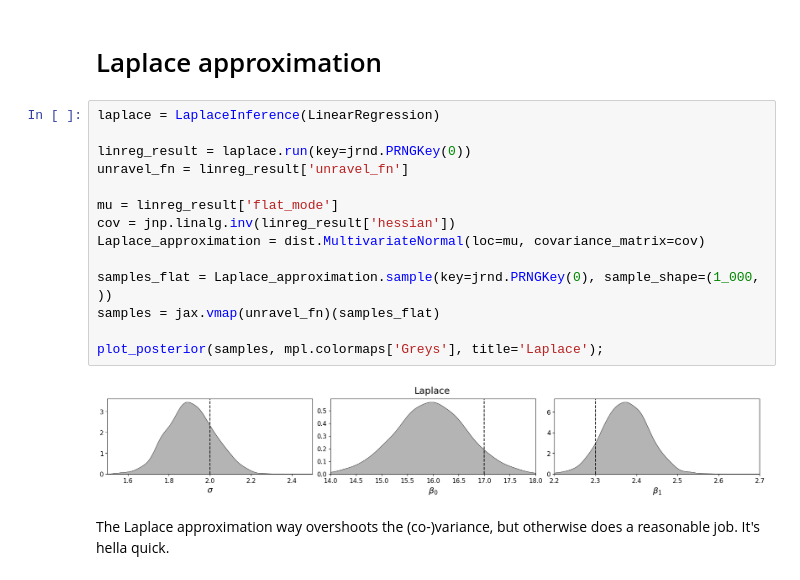
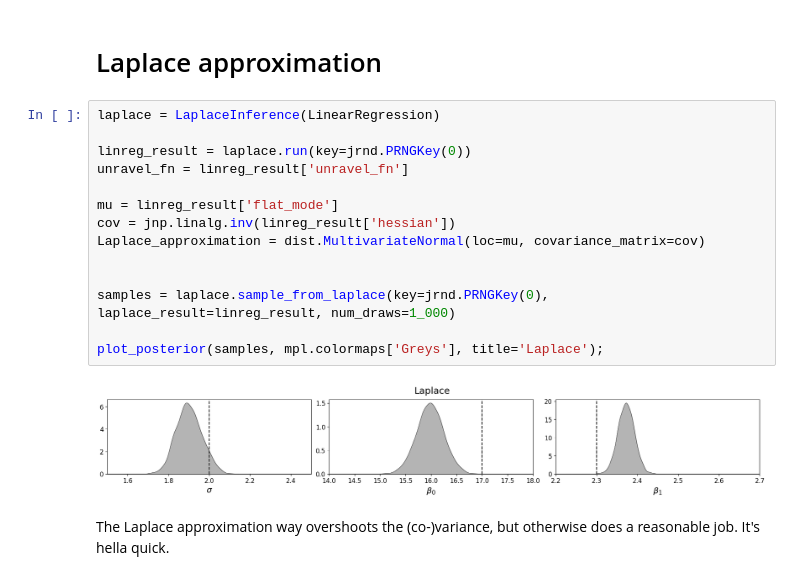
Before and after one commit to UncertaintyInComplexSystems/bamojax, a Jupyter notebook: bamojax/examples/toy_examples/linear_regression.ipynb, the cells around one changed output. Saved outputs shown, nothing was run; the diff lists cells and outputs as text.

Commit message:
Fix Laplace double bijector application

```diff
--- a/bamojax/examples/toy_examples/linear_regression.ipynb
+++ b/bamojax/examples/toy_examples/linear_regression.ipynb
@@ -356,19 +363,19 @@ Note: Sometimes the ELBO seems to converge, while parameter estimates still chan
 # %%
 laplace = LaplaceInference(LinearRegression)
 
 linreg_result = laplace.run(key=jrnd.PRNGKey(0))
 unravel_fn = linreg_result['unravel_fn']
 
 mu = linreg_result['flat_mode']
 cov = jnp.linalg.inv(linreg_result['hessian'])
 Laplace_approximation = dist.MultivariateNormal(loc=mu, covariance_matrix=cov)
 
-samples_flat = Laplace_approximation.sample(key=jrnd.PRNGKey(0), sample_shape=(1_000, ))
-samples = jax.vmap(unravel_fn)(samples_flat)
+
+samples = laplace.sample_from_laplace(key=jrnd.PRNGKey(0), laplace_result=linreg_result, num_draws=1_000)
 
 plot_posterior(samples, mpl.colormaps['Greys'], title='Laplace');
 # %% [output]
-[figure, old version]
+[figure, new version]
 # %% [markdown]
 The Laplace approximation way overshoots the (co-)variance, but otherwise does a reasonable job. It's hella quick.
 # %% [markdown]
```
Also changed, not shown: parts of 3 cells of this notebook, 1 other file.
